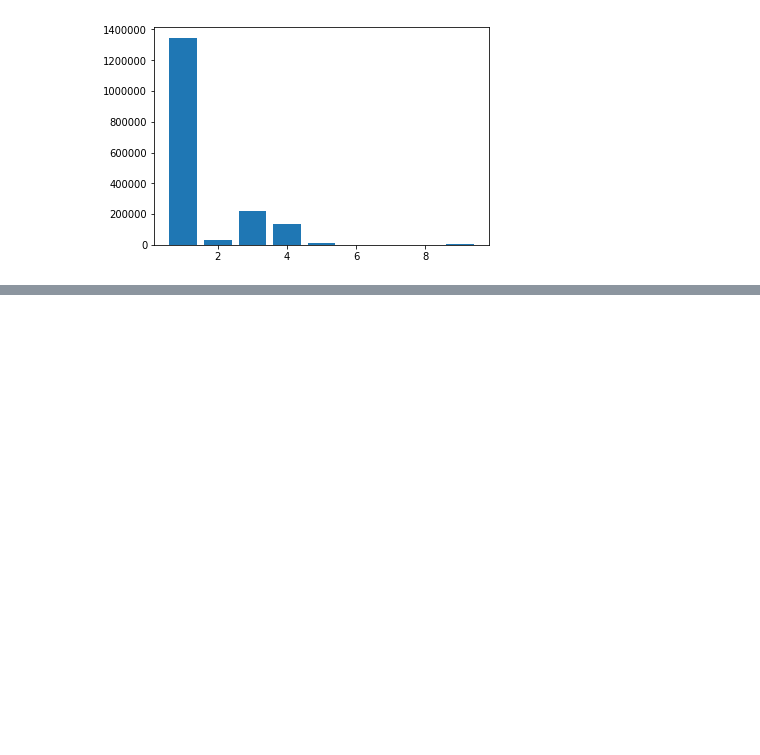
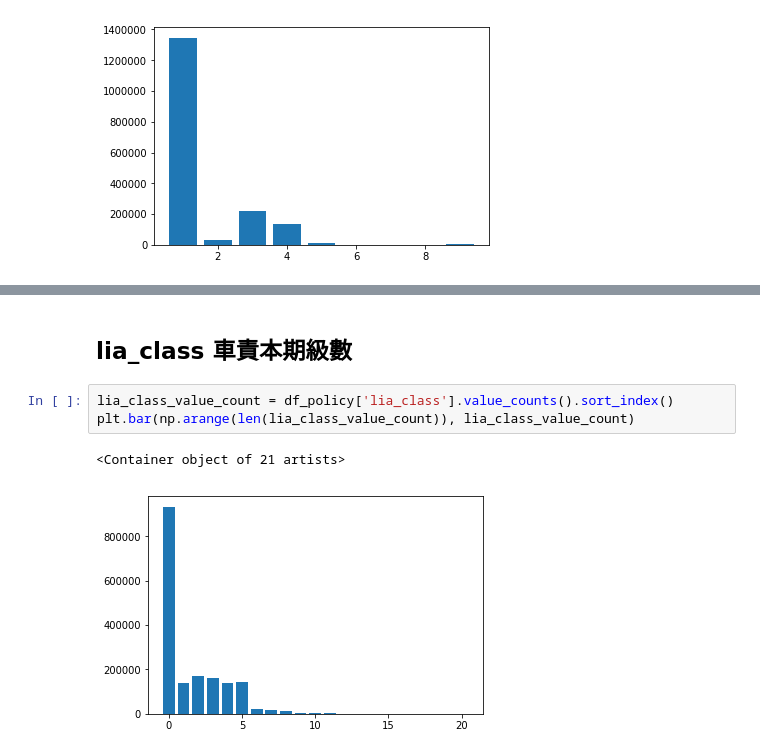
Before and after one commit to taipingeric/tbddd, a Jupyter notebook: EDA.ipynb, the cells around one changed output, grey strips where cells are left out. Drawn from its saved outputs; the diff is of its cells as text; blank space fills up the shorter version.

```diff
--- a/EDA.ipynb
+++ b/EDA.ipynb
@@ -131,0 +290,8 @@ plt.bar(sorted(df_car['car_types'].unique()), df_car['car_types'].value_counts()
+# %% [markdown]
+## lia_class 車責本期級數
+# %%
+lia_class_value_count = df_policy['lia_class'].value_counts().sort_index()
+plt.bar(np.arange(len(lia_class_value_count)), lia_class_value_count)
+# %% [output]
+<Container object of 21 artists>
+[figure, added]
```
Also changed, not shown: parts of 11 cells of this notebook.
